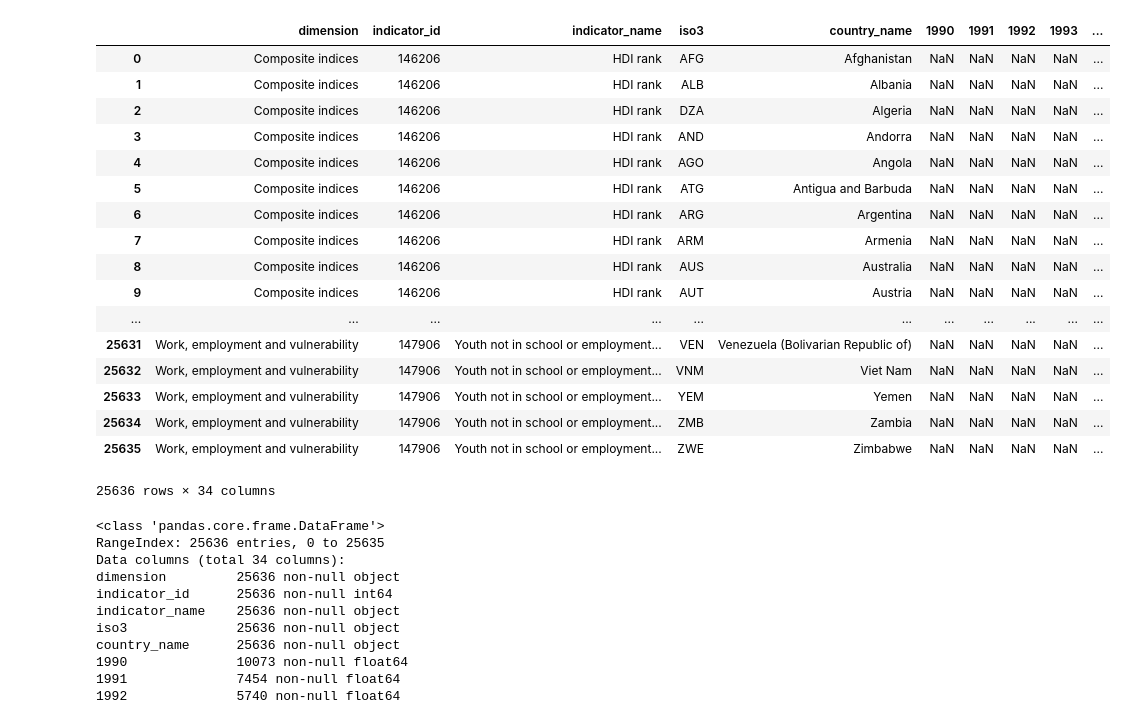
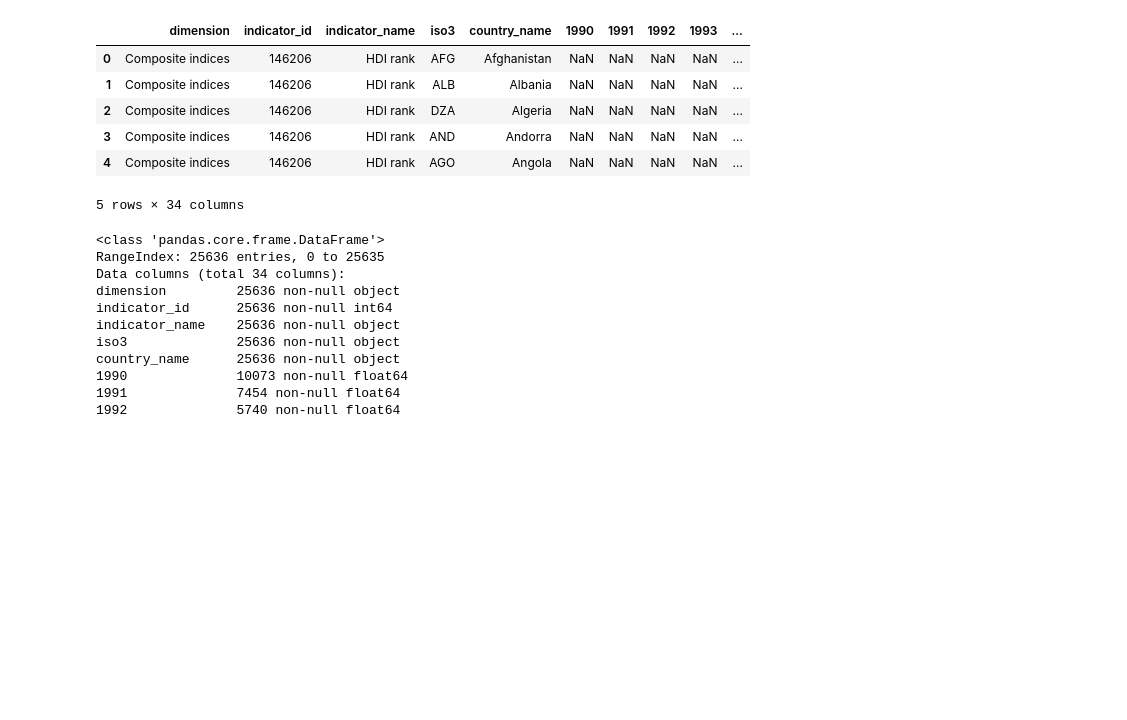
Before and after one commit to Volkana/VisComp, a Jupyter notebook: Trab1VisComp.ipynb, the cells around one changed output. Cells and saved outputs as stored; diff of their text form; code cells hidden in the pictures; blank space fills up the shorter version.

```diff
--- a/Trab1VisComp.ipynb
+++ b/Trab1VisComp.ipynb
@@ -7,29 +10,18 @@ Requirement already satisfied: xlrd in c:\users\laura\anaconda3\lib\site-package
 # %%
 import pandas as pd
 import numpy as np
 #importando as tabelas para o jupyter como dataframe
 df = pd.read_excel("2018_all_indicators.xlsx", encoding='windows-1252')
 #lendo o dataframe
-df
+df.head()
 # %% [output]
 |  | dimension | indicator_id | indicator_name | iso3 | country_name | 1990 | 1991 | 1992 | 1993 | ... |
 | 0 | Composite indices | 146206 | HDI rank | AFG | Afghanistan | NaN | NaN | NaN | NaN | ... |
 | 1 | Composite indices | 146206 | HDI rank | ALB | Albania | NaN | NaN | NaN | NaN | ... |
 | 2 | Composite indices | 146206 | HDI rank | DZA | Algeria | NaN | NaN | NaN | NaN | ... |
 | 3 | Composite indices | 146206 | HDI rank | AND | Andorra | NaN | NaN | NaN | NaN | ... |
 | 4 | Composite indices | 146206 | HDI rank | AGO | Angola | NaN | NaN | NaN | NaN | ... |
-| 5 | Composite indices | 146206 | HDI rank | ATG | Antigua and Barbuda | NaN | NaN | NaN | NaN | ... |
-| 6 | Composite indices | 146206 | HDI rank | ARG | Argentina | NaN | NaN | NaN | NaN | ... |
-| 7 | Composite indices | 146206 | HDI rank | ARM | Armenia | NaN | NaN | NaN | NaN | ... |
-| 8 | Composite indices | 146206 | HDI rank | AUS | Australia | NaN | NaN | NaN | NaN | ... |
-| 9 | Composite indices | 146206 | HDI rank | AUT | Austria | NaN | NaN | NaN | NaN | ... |
-| ... | ... | ... | ... | ... | ... | ... | ... | ... | ... | ... |
-| 25631 | Work, employment and vulnerability | 147906 | Youth not in school or employment... | VEN | Venezuela (Bolivarian Republic of) | NaN | NaN | NaN | NaN | ... |
-| 25632 | Work, employment and vulnerability | 147906 | Youth not in school or employment... | VNM | Viet Nam | NaN | NaN | NaN | NaN | ... |
-| 25633 | Work, employment and vulnerability | 147906 | Youth not in school or employment... | YEM | Yemen | NaN | NaN | NaN | NaN | ... |
-| 25634 | Work, employment and vulnerability | 147906 | Youth not in school or employment... | ZMB | Zambia | NaN | NaN | NaN | NaN | ... |
-| 25635 | Work, employment and vulnerability | 147906 | Youth not in school or employment... | ZWE | Zimbabwe | NaN | NaN | NaN | NaN | ... |
-25636 rows × 34 columns
+5 rows × 34 columns
 # %%
 #pegando algumas informações sobre o dataframe
 df.info()
```
Also changed, not shown: parts of 8 cells of this notebook.
